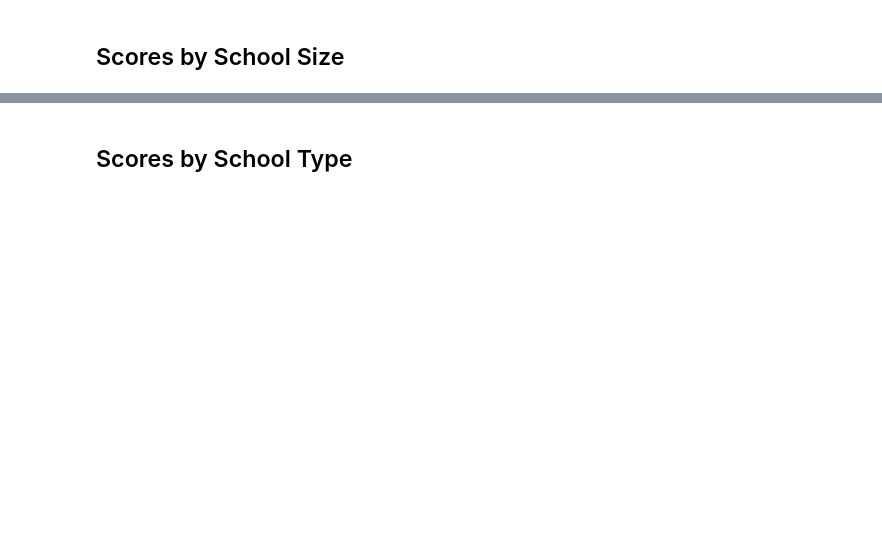
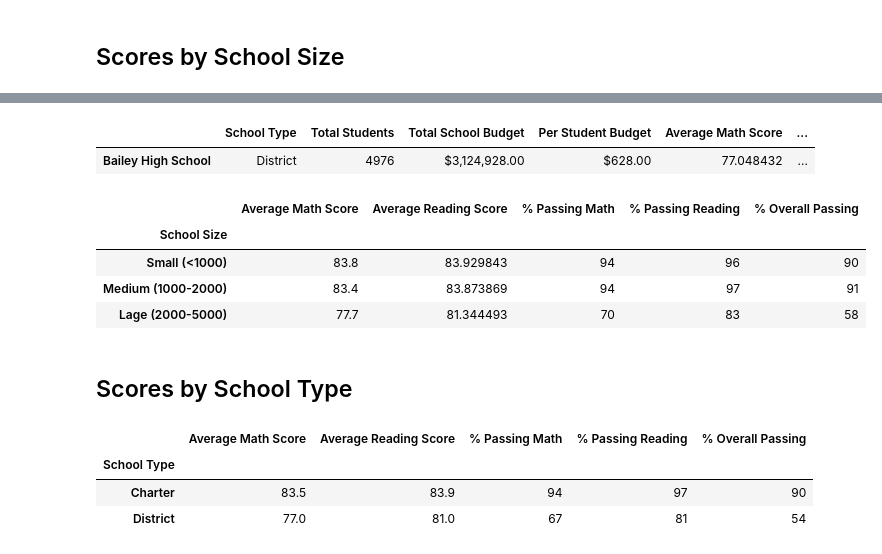
Before and after one commit to yikesbadatnames/School_District_Analysis, a Jupyter notebook: PyCitySchools_Challenge.ipynb, the cells around one changed output, grey strips where cells are left out. Saved outputs shown, nothing was run; the diff lists cells and outputs as text; code cells hidden in the pictures; blank space fills up the shorter version.

```diff
--- a/PyCitySchools_Challenge.ipynb
+++ b/PyCitySchools_Challenge.ipynb
@@ -583,2 +599,43 @@ spending_per_capita
+# %%
+# Establish the bins.
+size_bins = [0,1000,2000,5000]
+size_group_names = ["Small (<1000)","Medium (1000-2000)","Lage (2000-5000)"]
+# Categorize spending based on the bins.
+per_school_summary_df["School Size"] = pd.cut(per_school_summary_df["Total Students"],size_bins, labels = size_group_names)
+per_school_summary_df.head(1)
+# %% [output]
+|  | School Type | Total Students | Total School Budget | Per Student Budget | Average Math Score | ... |
+| Bailey High School | District | 4976 | $3,124,928.00 | $628.00 | 77.048432 | ... |
+# %%
+# Calculate averages for the desired columns.
+size_average_math = per_school_summary_df.groupby(per_school_summary_df["School Size"]).mean()["Average Math Score"]
+size_average_reading = per_school_summary_df.groupby(per_school_summary_df["School Size"]).mean()["Average Reading Score"]
+size_percent_passing_math = per_school_summary_df.groupby(per_school_summary_df["School Size"]).mean()["% Passing Math"]
+size_percent_passing_reading = per_school_summary_df.groupby(per_school_summary_df["School Size"]).mean()["% Passing Reading"]
+size_overall_passing = per_school_summary_df.groupby(per_school_summary_df["School Size"]).mean()["% Overall Passing"]
+# %%
+# Assemble into DataFrame.
+school_size_summary = pd.DataFrame({
+    "Average Math Score" : size_average_math,
+    "Average Reading Score" : size_average_reading,
+    "% Passing Math" : size_percent_passing_math,
+    "% Passing Reading" : size_percent_passing_reading,
+    "% Overall Passing" : size_overall_passing
+})
+# %%
+# Format the DataFrame
+school_size_summary["Average Math Score"] = school_size_summary["Average Math Score"].map("{:.1f}".format)
+school_size_summary["Average Reading Score"] = school_size_summary["Average Reading Score"].map("{:1f}".format)
+school_size_summary["% Passing Math"] = school_size_summary["% Passing Math"].map("{:.0f}".format)
+school_size_summary["% Passing Reading"] = school_size_summary["% Passing Reading"].map("{:.0f}".format)
+school_size_summary["% Overall Passing"] = school_size_summary["% Overall Passing"].map("{:.0f}".format)
+
+school_size_summary
+# %% [output]
+|  | Average Math Score | Average Reading Score | % Passing Math | % Passing Reading | % Overall Passing |
+| School Size |  |  |  |  |  |
+| Small (<1000) | 83.8 | 83.929843 | 94 | 96 | 90 |
+| Medium (1000-2000) | 83.4 | 83.873869 | 94 | 97 | 91 |
+| Lage (2000-5000) | 77.7 | 81.344493 | 70 | 83 | 58 |
 # %% [markdown]
 ## Scores by School Type
@@ -590,0 +666,7 @@ spending_per_capita
+# %%
+school_type_df
+# %% [output]
+|  | Average Math Score | Average Reading Score | % Passing Math | % Passing Reading | % Overall Passing |
+| School Type |  |  |  |  |  |
+| Charter | 83.5 | 83.9 | 94 | 97 | 90 |
+| District | 77.0 | 81.0 | 67 | 81 | 54 |
```
Also changed, not shown: parts of 16 cells of this notebook.
